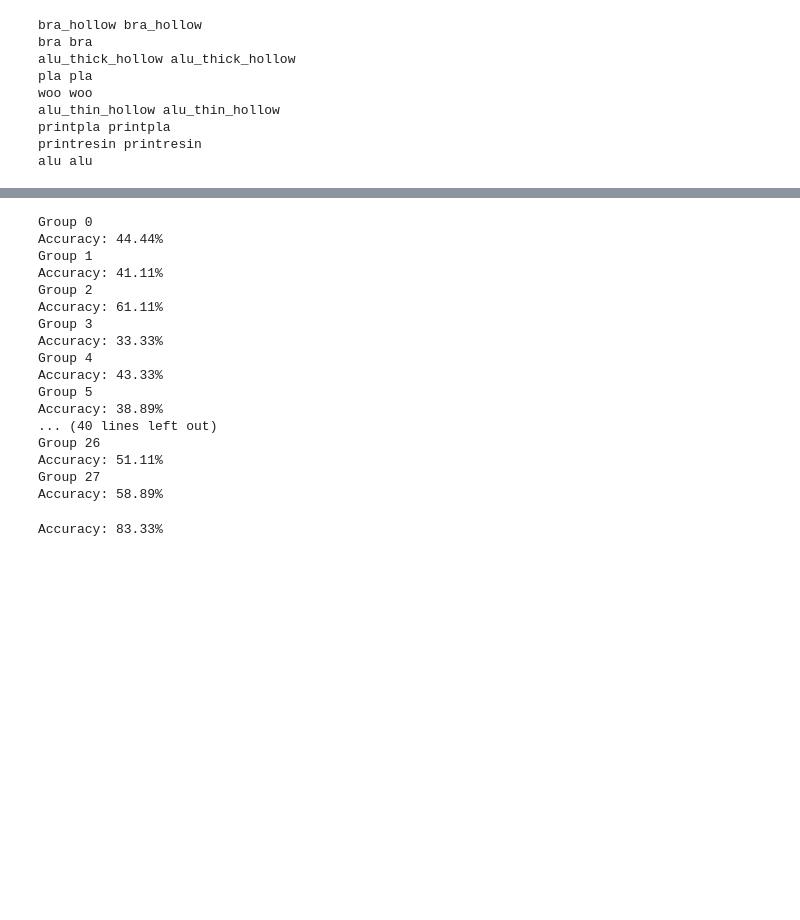
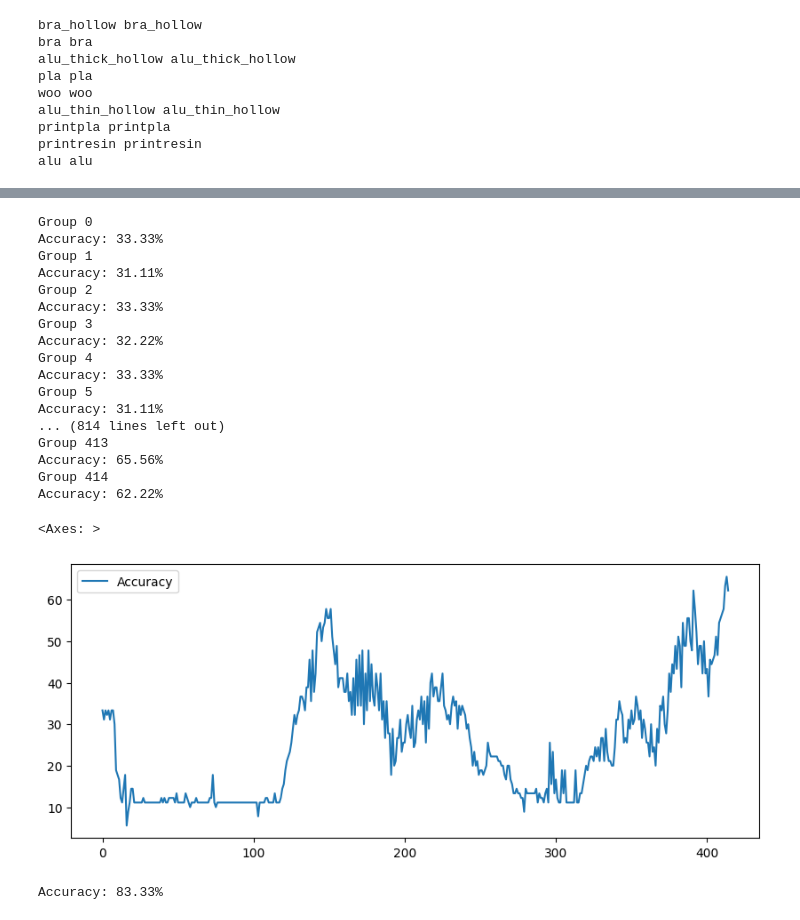
Before and after one commit to wilson20010327/vibecheck, a Jupyter notebook: data_analyst_classification.ipynb, the cells around one changed output, grey strips where cells are left out. Cells and saved outputs as stored; diff of their text form; code cells hidden in the pictures; blank space fills up the shorter version.

```diff
--- a/data_analyst_classification.ipynb
+++ b/data_analyst_classification.ipynb
@@ -211,6 +229,7 @@ import seaborn as sns
 from sklearn.metrics import confusion_matrix
 import pickle
 # %%
+result={}
 for i in range(len(df_part_fft)):
     df = df_part_fft[i].T
     X=df.drop("label",axis=1)
@@ -223,23 +242,25 @@ for i in range(len(df_part_fft)):
     knn.fit(X_train, y_train)
     y_pred = knn.predict(X_test)
     accuracy = accuracy_score(y_test, y_pred)
+    result[str(i)]=np.array(accuracy * 100)
     print('Group '+str(i))
     print(f"Accuracy: {accuracy * 100:.2f}%")
+result_df = pd.DataFrame.from_dict(result, orient='index', columns=['Accuracy'])
 # %% [output]
 Group 0
-Accuracy: 44.44%
+Accuracy: 33.33%
 Group 1
-Accuracy: 41.11%
+Accuracy: 31.11%
 Group 2
-Accuracy: 61.11%
+Accuracy: 33.33%
 Group 3
+Accuracy: 32.22%
+Group 4
 Accuracy: 33.33%
-Group 4
-Accuracy: 43.33%
 Group 5
-Accuracy: 38.89%
-... (40 lines left out)
-Group 26
-Accuracy: 51.11%
-Group 27
-Accuracy: 58.89%
+Accuracy: 31.11%
+... (814 lines left out)
+Group 413
+Accuracy: 65.56%
+Group 414
+Accuracy: 62.22%
@@ -246,3 +269,8 @@ Accuracy: 58.89%
+# %%
+result_df.plot(figsize=(10, 4))
+# %% [output]
+<Axes: >
+[figure, added]
 # %%
 # X_train, X_test, y_train, y_test = train_test_split(X, y, test_size=0.1, random_state=32)
 X_train, X_test, y_train, y_test = X,X2,y,y2
```
Also changed, not shown: parts of 9 cells of this notebook.
